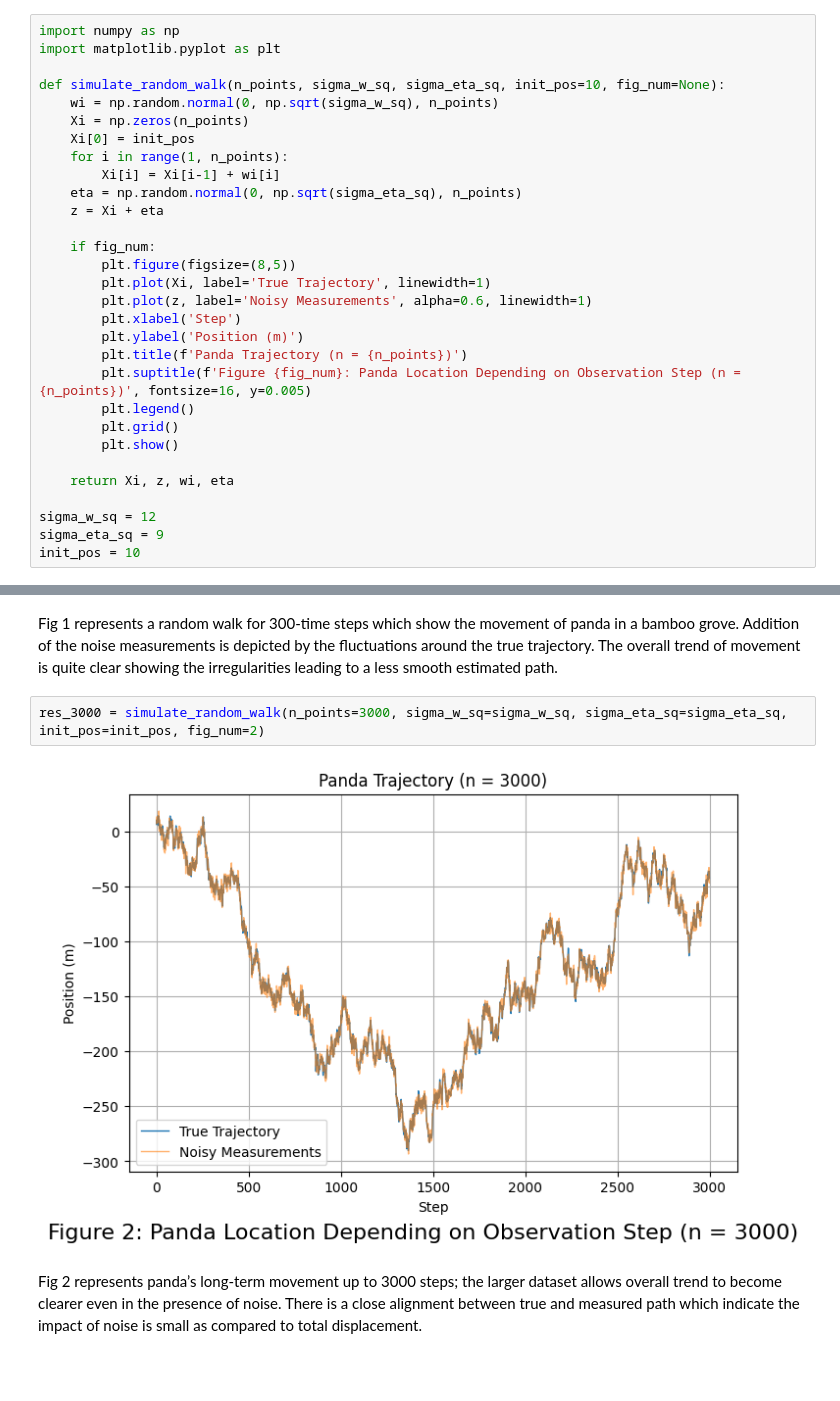
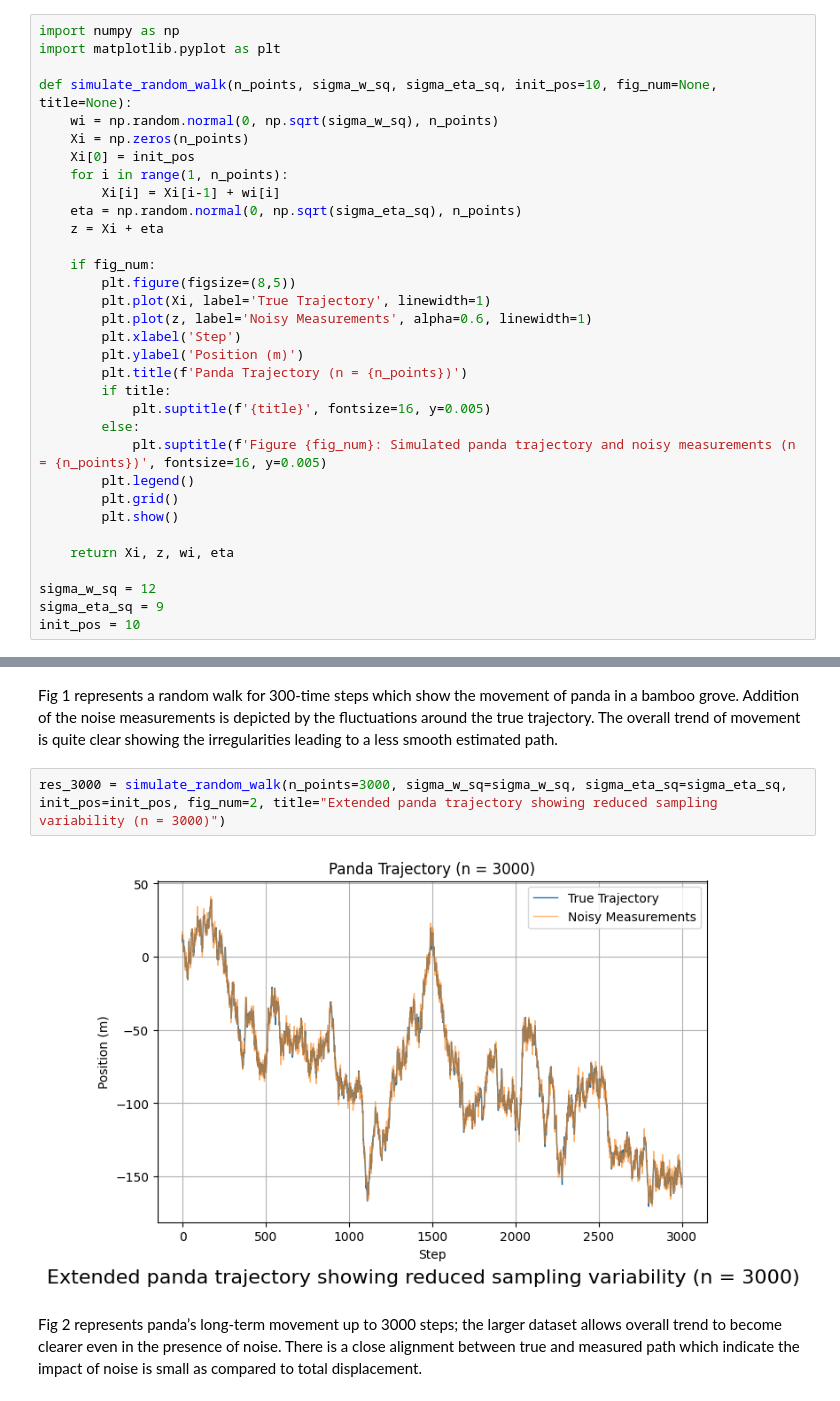
Before and after one commit to denisboborukhin/experimental_data_processing, a Jupyter notebook: tracking_panda/tracking_panda.ipynb, the cells around one changed output, grey strips where cells are left out. Saved outputs shown, nothing was run; the diff lists cells and outputs as text; blank space fills up the shorter version.

Commit message:
feat(tracking_panda): update

```diff
--- a/tracking_panda/tracking_panda.ipynb
+++ b/tracking_panda/tracking_panda.ipynb
@@ -23,7 +23,7 @@ Parameters:
 import numpy as np
 import matplotlib.pyplot as plt
 
-def simulate_random_walk(n_points, sigma_w_sq, sigma_eta_sq, init_pos=10, fig_num=None):
+def simulate_random_walk(n_points, sigma_w_sq, sigma_eta_sq, init_pos=10, fig_num=None, title=None):
     wi = np.random.normal(0, np.sqrt(sigma_w_sq), n_points)
     Xi = np.zeros(n_points)
     Xi[0] = init_pos
@@ -39,7 +39,10 @@ def simulate_random_walk(n_points, sigma_w_sq, sigma_eta_sq, init_pos=10, fig_nu
         plt.xlabel('Step')
         plt.ylabel('Position (m)')
         plt.title(f'Panda Trajectory (n = {n_points})')
-        plt.suptitle(f'Figure {fig_num}: Panda Location Depending on Observation Step (n = {n_points})', fontsize=16, y=0.005)
+        if title:
+            plt.suptitle(f'{title}', fontsize=16, y=0.005)
+        else:
+            plt.suptitle(f'Figure {fig_num}: Simulated panda trajectory and noisy measurements (n = {n_points})', fontsize=16, y=0.005)
         plt.legend()
         plt.grid()
         plt.show()
@@ -56,9 +59,9 @@ res_300  = simulate_random_walk(n_points=300 , sigma_w_sq=sigma_w_sq, sigma_eta_
 # %% [markdown]
 Fig 1 represents a random walk for 300-time steps which show the movement of panda in a bamboo grove. Addition of the noise measurements is depicted by the fluctuations around the true trajectory. The overall trend of movement is quite clear showing the irregularities leading to a less smooth estimated path.
 # %%
-res_3000 = simulate_random_walk(n_points=3000, sigma_w_sq=sigma_w_sq, sigma_eta_sq=sigma_eta_sq, init_pos=init_pos, fig_num=2)
+res_3000 = simulate_random_walk(n_points=3000, sigma_w_sq=sigma_w_sq, sigma_eta_sq=sigma_eta_sq, init_pos=init_pos, fig_num=2, title="Extended panda trajectory showing reduced sampling variability (n = 3000)")
 # %% [output]
-[figure, old version]
+[figure, new version]
 # %% [markdown]
 Fig 2 represents panda’s long-term movement up to 3000 steps; the larger dataset allows overall trend to become clearer even in the presence of noise. There is a close alignment between true and measured path which indicate the impact of noise is small as compared to total displacement.
 # %% [markdown]
```
Also changed, not shown: parts of 19 cells of this notebook, 1 other file.
